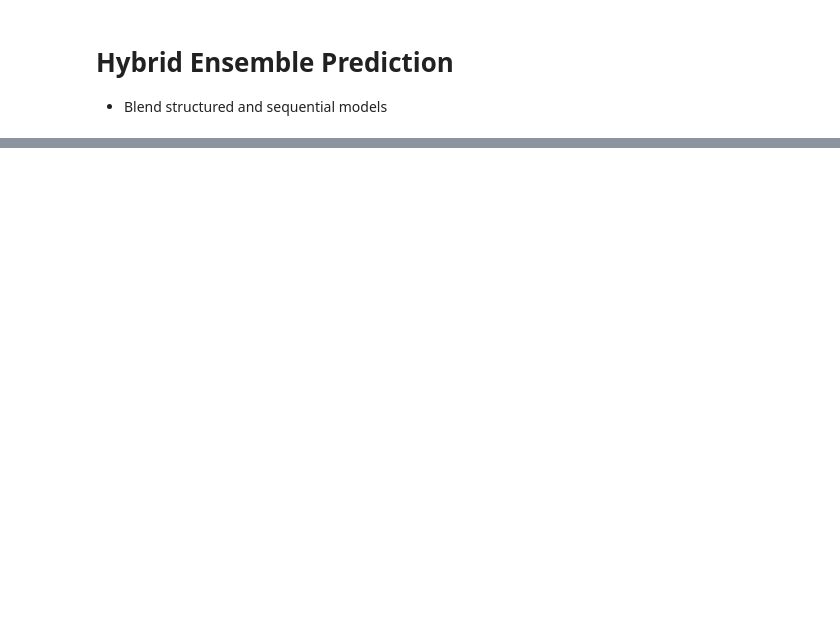
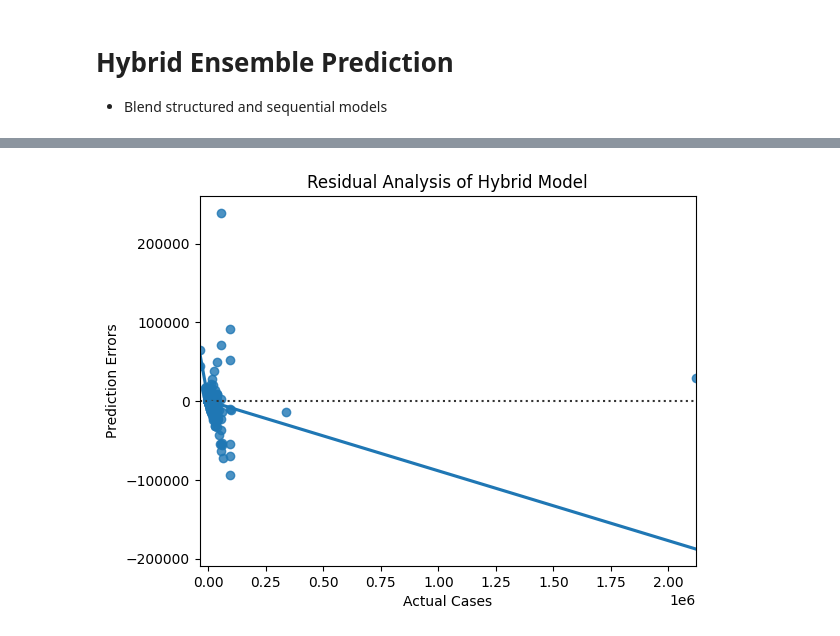
Before and after one commit to dreyes53/msml651-epidemic-predictor, a Jupyter notebook: MSML651_final.ipynb, the cells around one changed output, grey strips where cells are left out. Drawn from its saved outputs; the diff is of its cells as text; code cells hidden in the pictures; blank space fills up the shorter version.

```diff
--- a/MSML651_final.ipynb
+++ b/MSML651_final.ipynb
@@ -272,0 +289,8 @@ plt.show()
+# %%
+sns.residplot(x=ensemble_preds[:100000], y=y_test.to_frame()[:100000], lowess=True)
+plt.title("Residual Analysis of Hybrid Model")
+plt.xlabel("Actual Cases")
+plt.ylabel("Prediction Errors")
+plt.show()
+# %% [output]
+[figure, added]
```
Also changed, not shown: parts of 6 cells of this notebook.
